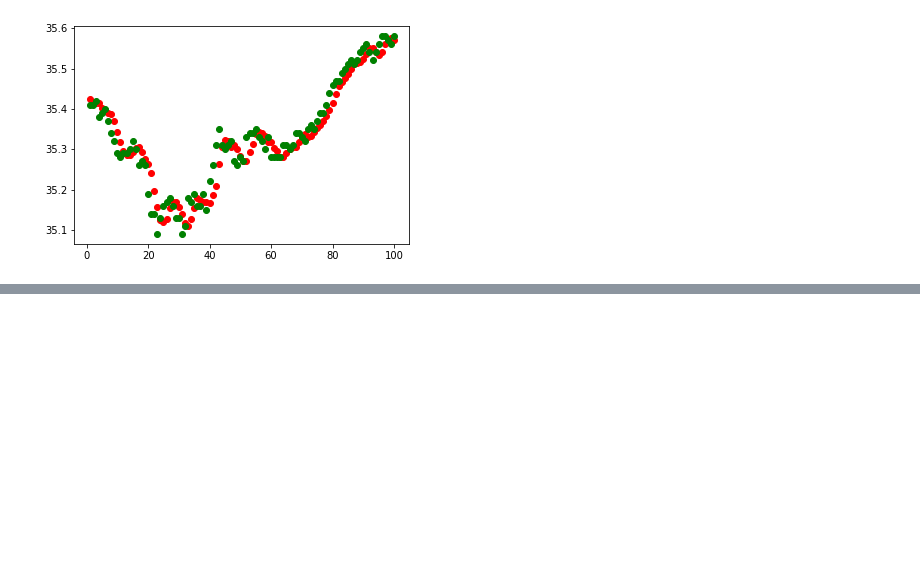
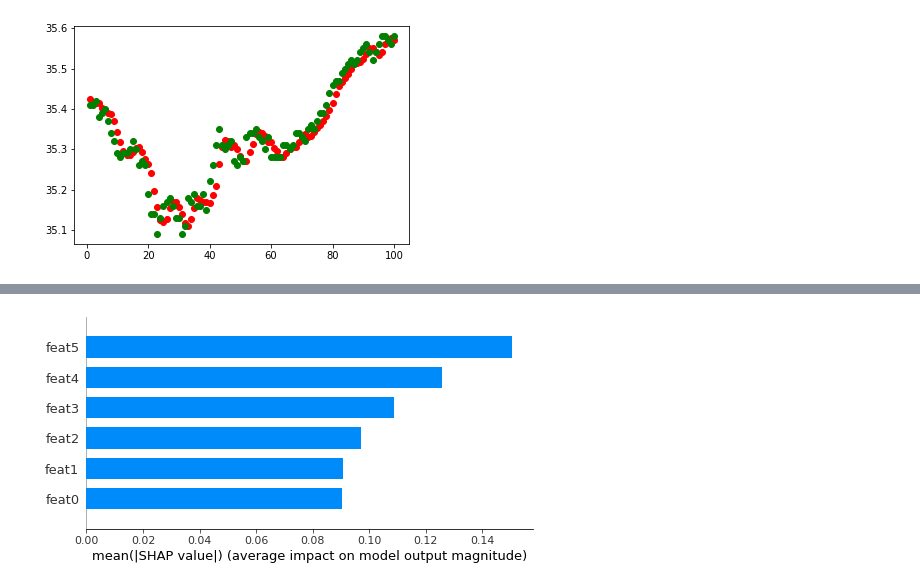
Before and after one commit to amansinha09/causality, a Jupyter notebook: notebooks/TSAnalysis.ipynb, the cells around one changed output, grey strips where cells are left out. Saved outputs shown, nothing was run; the diff lists cells and outputs as text; code cells hidden in the pictures; blank space fills up the shorter version.

Commit message:
added knn regressor + shap interpretation

```diff
--- a/notebooks/TSAnalysis.ipynb
+++ b/notebooks/TSAnalysis.ipynb
@@ -144,0 +186,11 @@ plt.scatter(x, y2, c = 'green')# truth
+# %%
+# load data
+ts = TimeSeriesData(df, name='BNP', h=7)
+ts.prepare_data()
+
+data = ts.instances
+X,y = [],[]
+
+for instance in data:
+    X.append([ins.val for ins in instance[:-1]])
+    y.append(instance[-1].val)
@@ -144,0 +199,6 @@ plt.scatter(x, y2, c = 'green')# truth
+# %%
+featnames = [f'feat{i}' for i in range(ts.h -1)]
+
+datadf = pd.DataFrame(X, columns=featnames)
+datadf['y'] = y
+datadf
@@ -144,0 +219,15 @@ plt.scatter(x, y2, c = 'green')# truth
+# %%
+# running of small number of samples for shap computation
+
+n_samples = 5000
+X_train, X_test, y_train, truths = train_test_split(datadf.iloc[:n_samples,:-1], datadf.iloc[:n_samples,-1], test_size=0.15, random_state=42)
+
+predictions = []
+
+neigh = KNeighborsRegressor(n_neighbors=2)
+neigh.fit(X_train, y_train)
+
+predictions = neigh.predict(X_test)
+
+loss = mean_squared_error(predictions, truths)
+print(loss)
@@ -144,0 +240,7 @@ plt.scatter(x, y2, c = 'green')# truth
+# %%
+shap.initjs()
+
+# use Kernel SHAP to explain test set predictions
+explainer = shap.KernelExplainer(neigh.predict, X_train)
+shap_values = explainer.shap_values(X_test)#, nsamples=100)
+#print(shap_values)
@@ -144,0 +267,4 @@ plt.scatter(x, y2, c = 'green')# truth
+# %%
+shap.summary_plot(shap_values, X_test, plot_type="bar")
+# %% [output]
+[figure, added]
```
Also changed, not shown: parts of 32 cells of this notebook, 3 other files.
